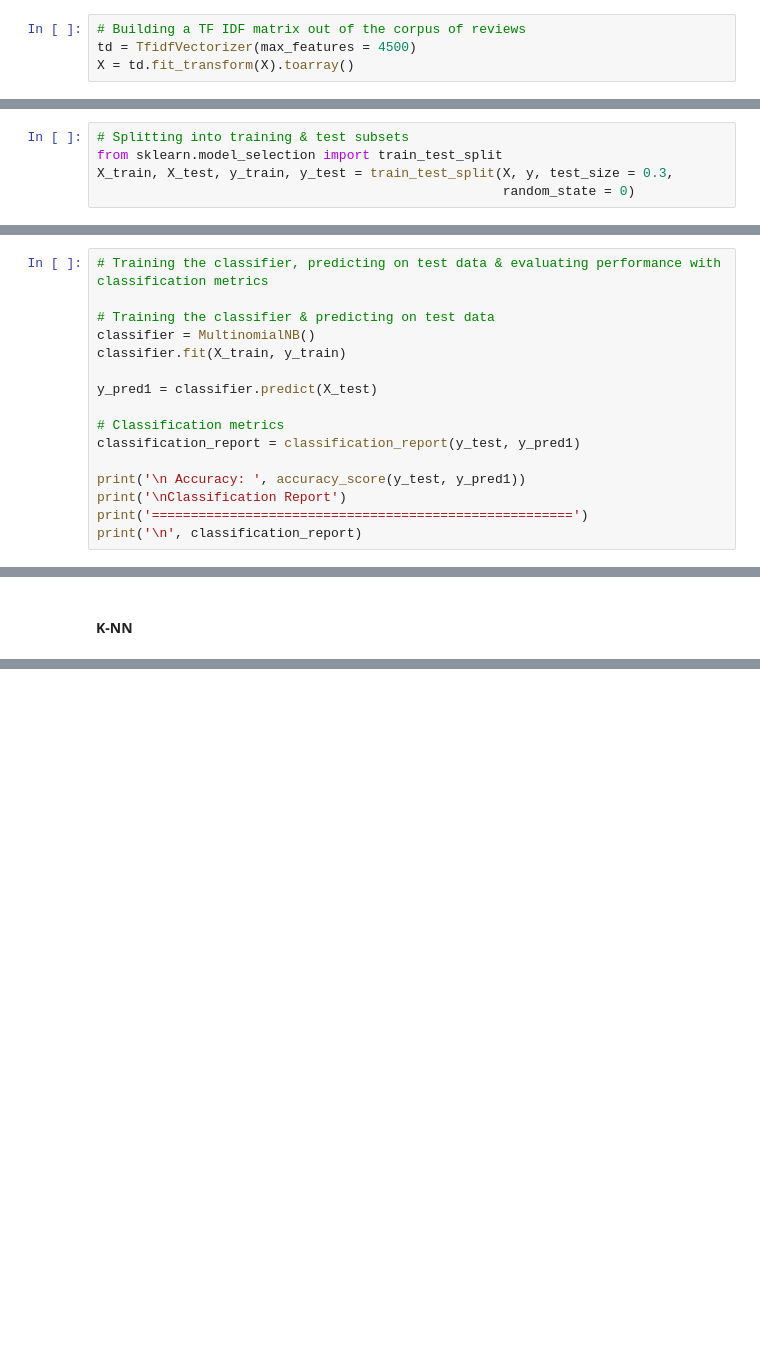
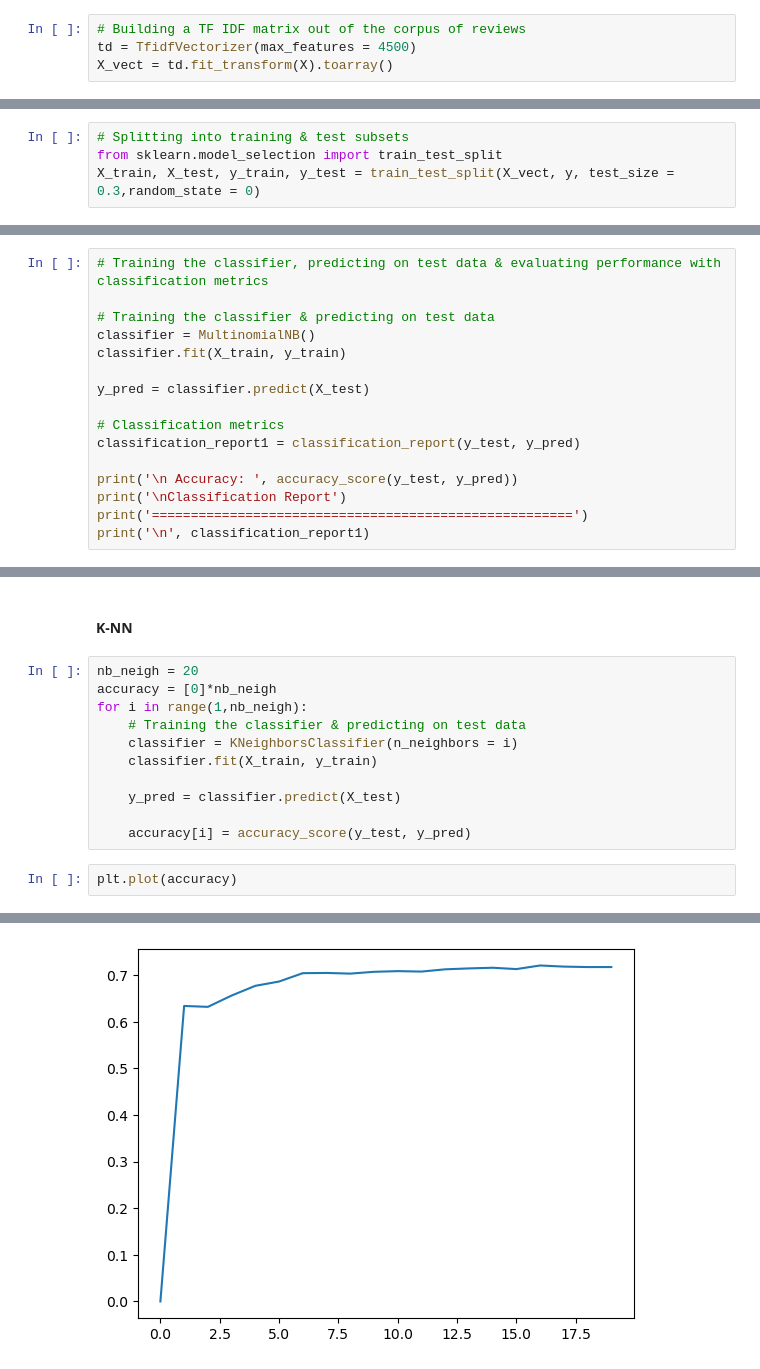
Before and after one commit to Juju2575/CheckIt, a Jupyter notebook: deepL/02 TFIDF.ipynb, the cells around one changed output, grey strips where cells are left out. Cells and saved outputs as stored; diff of their text form; blank space fills up the shorter version.

Commit message:
KNN + DecisionTree + RandomForest

```diff
--- a/deepL/02 TFIDF.ipynb
+++ b/deepL/02 TFIDF.ipynb
@@ -155,14 +155,13 @@ y = data.iloc[:, 0].values
 # %%
 # Building a TF IDF matrix out of the corpus of reviews
 td = TfidfVectorizer(max_features = 4500)
-X = td.fit_transform(X).toarray()
+X_vect = td.fit_transform(X).toarray()
 # %% [markdown]
 <h4> Train / Test split
 # %%
 # Splitting into training & test subsets
 from sklearn.model_selection import train_test_split
-X_train, X_test, y_train, y_test = train_test_split(X, y, test_size = 0.3,
-                                                    random_state = 0)
+X_train, X_test, y_train, y_test = train_test_split(X_vect, y, test_size = 0.3,random_state = 0)
 # %% [markdown]
 <h4> Naive Bayes
 # %%
@@ -172,15 +171,15 @@ X_train, X_test, y_train, y_test = train_test_split(X, y, test_size = 0.3,
 classifier = MultinomialNB()
 classifier.fit(X_train, y_train)
 
-y_pred1 = classifier.predict(X_test)
+y_pred = classifier.predict(X_test)
 
 # Classification metrics
-classification_report = classification_report(y_test, y_pred1)
+classification_report1 = classification_report(y_test, y_pred)
 
-print('\n Accuracy: ', accuracy_score(y_test, y_pred1))
+print('\n Accuracy: ', accuracy_score(y_test, y_pred))
 print('\nClassification Report')
 print('======================================================')
-print('\n', classification_report)
+print('\n', classification_report1)
 # %% [output]
  Accuracy:  0.7322987390882638
 
@@ -201,3 +200,17 @@ ARTS & CULTURE       0.60      0.93      0.73       302
   weighted avg       0.76      0.73      0.73      2062
 # %% [markdown]
 <h4> K-NN
+# %%
+nb_neigh = 20
+accuracy = [0]*nb_neigh
+for i in range(1,nb_neigh):
+    # Training the classifier & predicting on test data
+    classifier = KNeighborsClassifier(n_neighbors = i)
+    classifier.fit(X_train, y_train)
+
+    y_pred = classifier.predict(X_test)
+
+    accuracy[i] = accuracy_score(y_test, y_pred)
+# %%
+plt.plot(accuracy)
+# %% [output]
@@ -204 +218,2 @@ ARTS & CULTURE       0.60      0.93      0.73       302
+[figure, added]
 # %%
```
Also changed, not shown: parts of 11 cells of this notebook.
